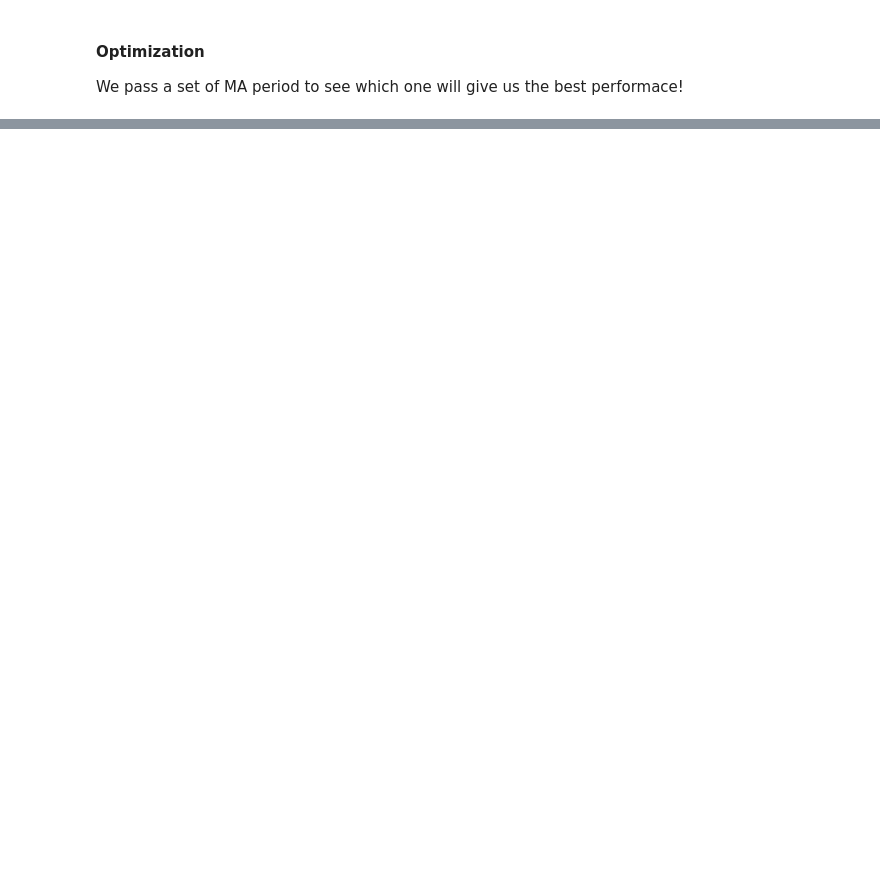
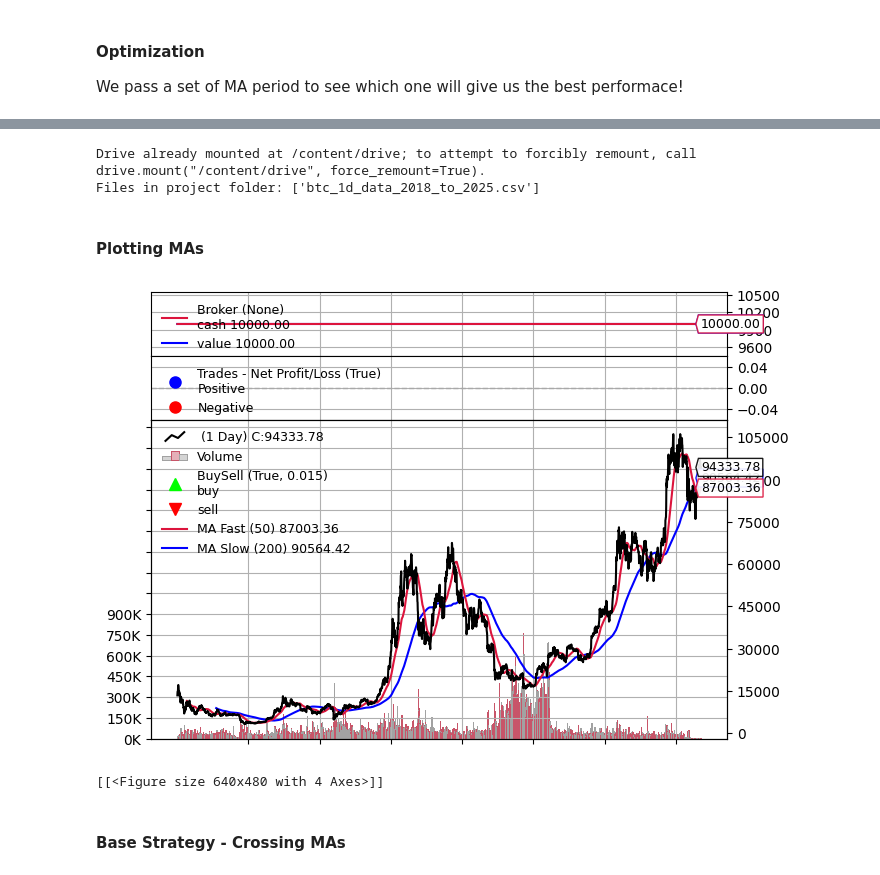
Before and after one commit to dgalassi99/quant-lab, a Jupyter notebook: 02_backtesting_risk_management/W5_backtrader_&_bt.ipynb, the cells around one changed output, grey strips where cells are left out. Cells and saved outputs as stored; diff of their text form; code cells hidden in the pictures; blank space fills up the shorter version.

```diff
--- a/02_backtesting_risk_management/W5_backtrader_&_bt.ipynb
+++ b/02_backtesting_risk_management/W5_backtrader_&_bt.ipynb
@@ -894,0 +785,54 @@ if __name__ == '__main__':
+# %%
+#DATA saved locally for testing to limit yf API usage
+from google.colab import drive
+import os
+import pandas as pd
+drive.mount('/content/drive')
+path = "/content/drive/My Drive/QUANT/DATA/"
+print("Files in project folder:", os.listdir(path))
+# %% [output]
+Drive already mounted at /content/drive; to attempt to forcibly remount, call drive.mount("/content/drive", force_remount=True).
+Files in project folder: ['btc_1d_data_2018_to_2025.csv']
+# %% [markdown]
+#### Plotting MAs
+# %%
+import backtrader as bt
+import pandas as pd
+import datetime as dt
+import yfinance as yf
+
+#--- DEFINE THE STRATEGY ---#
+class Test1(bt.Strategy):
+#define the moving averages
+  def __init__(self):
+    self.ma_fast = bt.ind.SMA(self.data.close, period=50, plotname='MA Fast')
+    self.ma_slow = bt.ind.SMA(self.data.close, period=200, plotname='MA Slow')
+
+
+#create an instance of the Cerebro class
+cerebro = bt.Cerebro()
+
+#feed data into bt
+data =  pd.read_csv(path + 'btc_1d_data_2018_to_2025.csv')[['Open time', 'Open', 'High', 'Low', 'Close', 'Volume']]
+data['Open time'] = pd.to_datetime(data['Open time'])
+data.set_index('Open time', inplace=True)
+data.rename(columns={
+    'Open': 'open',
+    'High': 'high',
+    'Low': 'low',
+    'Close': 'close',
+    'Volume': 'volume'
+}, inplace=True)
+data = bt.feeds.PandasData(dataname=data)
+cerebro.adddata(data)
+
+#add strategy
+cerebro.addstrategy(Test1)
+#run
+cerebro.run()
+cerebro.plot(iplot=False, figsize=(30, 15))
+# %% [output]
+[figure, added]
+[[<Figure size 640x480 with 4 Axes>]]
+# %% [markdown]
+#### Base Strategy - Crossing MAs
```
Also changed, not shown: parts of 20 cells of this notebook.
